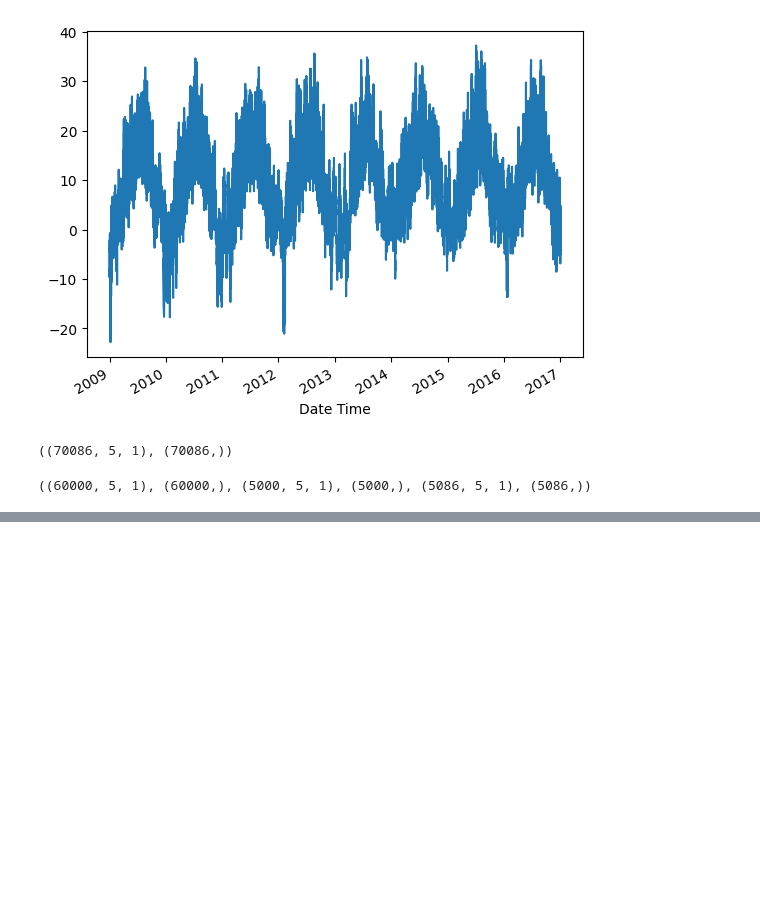
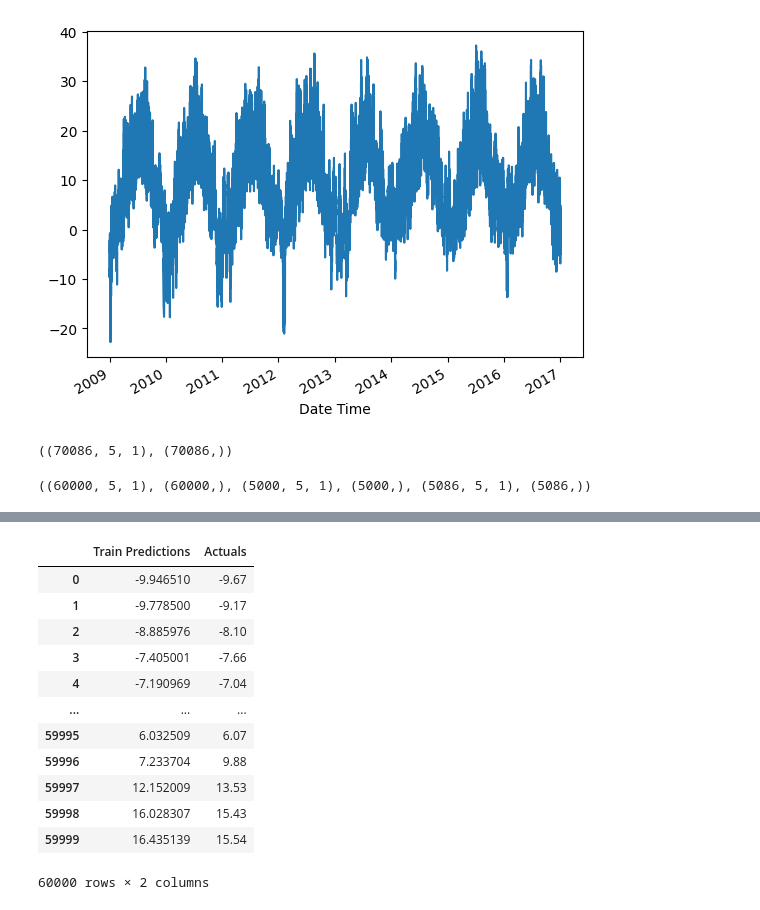
Before and after one commit to DenisVasil/Keras_2023, a Jupyter notebook: RNN.ipynb, the cells around one changed output, grey strips where cells are left out. Saved outputs shown, nothing was run; the diff lists cells and outputs as text; code cells hidden in the pictures; blank space fills up the shorter version.

```diff
--- a/RNN.ipynb
+++ b/RNN.ipynb
@@ -963,0 +575,2 @@ X_train.shape, y_train.shape, X_val.shape, y_val.shape, X_test.shape, y_test.sha
+# %%
+cp1 = ModelCheckpoint('model1/', save_best_only=True)
@@ -963,0 +606,5 @@ X_train.shape, y_train.shape, X_val.shape, y_val.shape, X_test.shape, y_test.sha
+# %%
+train_predictions = model1.predict(X_train).flatten()
+train_results = pd.DataFrame(data={'Train Predictions':train_predictions, 'Actuals':y_train})
+train_results
+# %% [output]
@@ -963,0 +612,13 @@ X_train.shape, y_train.shape, X_val.shape, y_val.shape, X_test.shape, y_test.sha
+|  | Train Predictions | Actuals |
+| 0 | -9.946510 | -9.67 |
+| 1 | -9.778500 | -9.17 |
+| 2 | -8.885976 | -8.10 |
+| 3 | -7.405001 | -7.66 |
+| 4 | -7.190969 | -7.04 |
+| ... | ... | ... |
+| 59995 | 6.032509 | 6.07 |
+| 59996 | 7.233704 | 9.88 |
+| 59997 | 12.152009 | 13.53 |
+| 59998 | 16.028307 | 15.43 |
+| 59999 | 16.435139 | 15.54 |
+60000 rows × 2 columns
```
Also changed, not shown: parts of 54 cells of this notebook.
